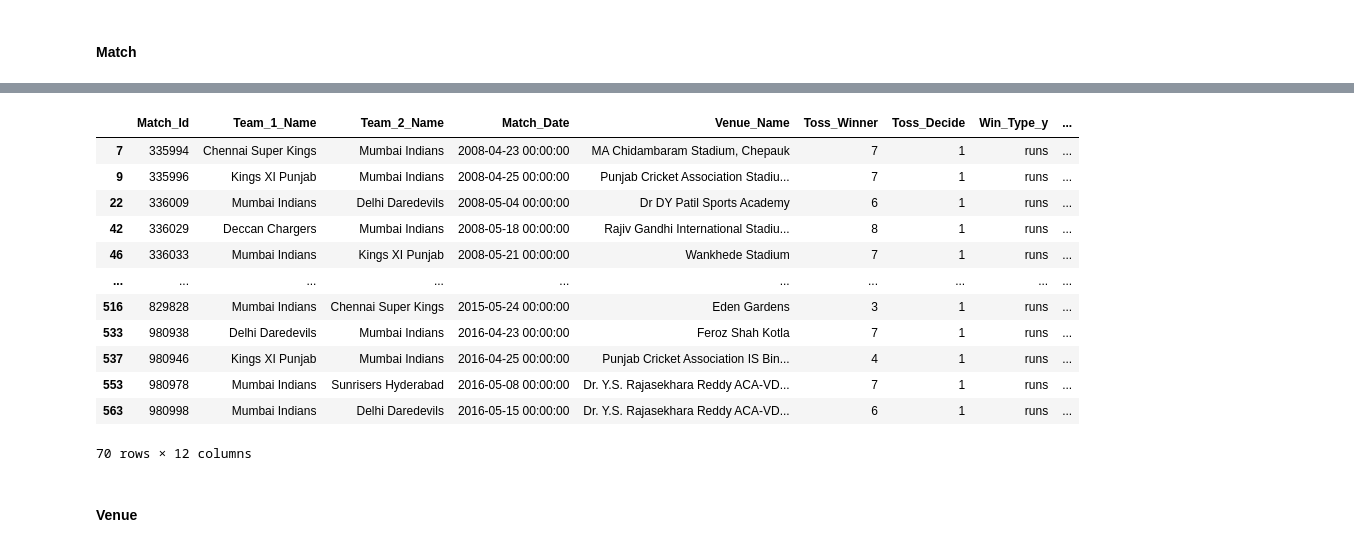
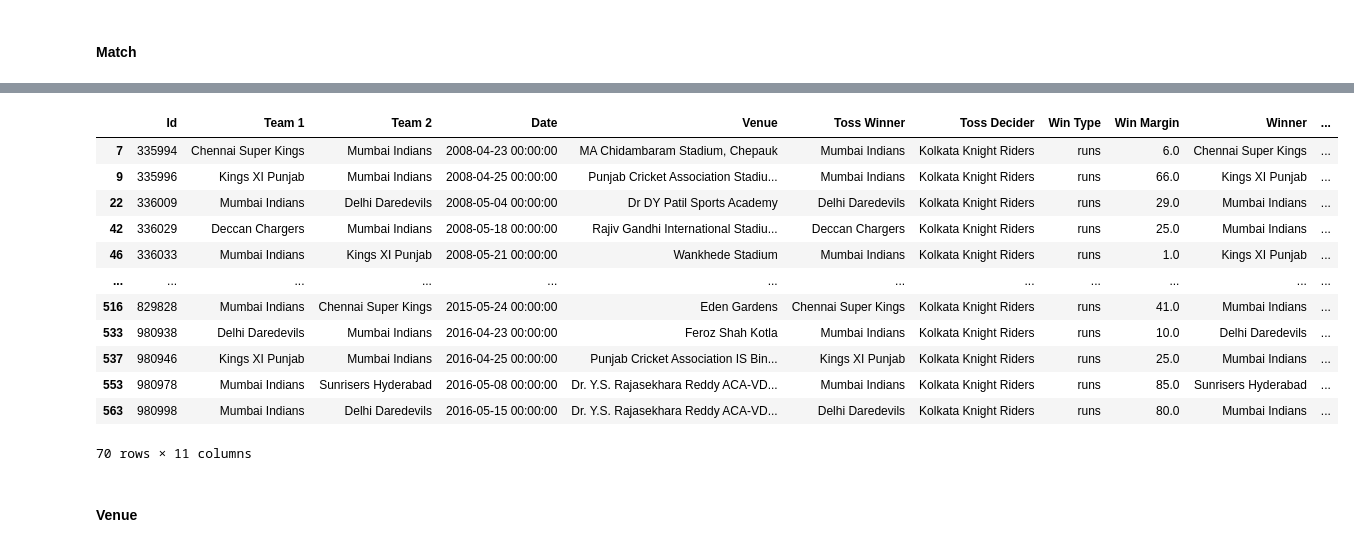
Before and after one commit to wanderingAviator/DataLakeProject, a Jupyter notebook: archive_2.ipynb, the cells around one changed output, grey strips where cells are left out. Saved outputs shown, nothing was run; the diff lists cells and outputs as text; code cells hidden in the pictures.

```diff
--- a/archive_2.ipynb
+++ b/archive_2.ipynb
@@ -91,7 +91,7 @@ Match.rename(columns={'Team_Name': 'Team 1'}, inplace=True)
 Match = pd.merge(Match, Team, left_on='Team_2', right_on='Team_Id', how='left')
 Match.rename(columns={'Team_Name': 'Team 2'}, inplace=True)
 
-Match = pd.merge(Match, Team, left_on='Toss_Winner', right_on='Team_Id', how = 'left')
+Match = pd.merge(Match, Team, left_on='Toss_Winner', right_on='Team_Id', how='left')
 Match.rename(columns={'Team_Name': 'Toss Winner'}, inplace=True)
 Match = Match.drop(columns=['Team_Id_x', 'Team_Id_y', 'Team_Id'])
 
@@ -104,9 +104,4 @@ Match.rename(columns={'Team_Name': 'Match Winner'}, inplace=True)
 Match = pd.merge(Match, Venue, left_on='Venue_Id', right_on='Venue_Id', how='left')
 Match = pd.merge(Match, Win_By, left_on='Win_Type', right_on='Win_Id', how='left')
 Match = pd.merge(Match, Outcome, left_on='Outcome_type', right_on='Outcome_Id', how = 'left')
-
-Match = Match[['Match_Id',
-               'Team 1',
-               'Team 2',
-               'Match_Date',
-               'Venue_Name', 'Toss_Winner', 'Toss_Decide', 'Win_Type_y', 'Win_Margin', 'Outcome_type', 'Match_Winner', 'Man_of_the_Match']]#
+Match = pd.merge(Match, Player, left_on='Man_of_the_Match', right_on='Player_Id', how='left')
@@ -144,3 +108,26 @@ Index(['Match_Id', 'Team_1', 'Team_2', 'Match_Date', 'Season_Id', 'Venue_Id',
+# %%
+Match = Match[['Match_Id',
+               'Team 1',
+               'Team 2',
+               'Match_Date',
+               'Venue_Name',
+               'Toss Winner',
+               'Toss Decider',
+               'Win_Type_y',
+               'Win_Margin',
+               'Match Winner',
+               'Player_Name'
+            ]]
+
+Match = Match.rename(columns={
+    'Match_Id': 'Id',
+    'Match_Date': 'Date',
+    'Venue_Name': 'Venue',
+    'Win_Type_y': 'Win Type',
+    'Win_Margin': 'Win Margin',
+    'Match Winner': 'Winner',
+    'Player_Name': 'MVP'
+})
 # %%
 Match.head()
 # %% [output]
@@ -226,20 +213,20 @@ mquery_one
 # %%
-mquery_two = Match.loc[(Match["Win_Type_y"] == "runs") & ((Match["Team_1_Name"] == "Mumbai Indians") | (Match["Team_2_Name"] == "Mumbai Indians"))]
+mquery_two = Match.loc[(Match["Win Type"] == "runs") & ((Match["Team 1"] == "Mumbai Indians") | (Match["Team 2"] == "Mumbai Indians"))]
 mquery_two
 # %% [output]
-|  | Match_Id | Team_1_Name | Team_2_Name | Match_Date | Venue_Name | Toss_Winner | Toss_Decide | Win_Type_y | ... |
-| 7 | 335994 | Chennai Super Kings | Mumbai Indians | 2008-04-23 00:00:00 | MA Chidambaram Stadium, Chepauk | 7 | 1 | runs | ... |
-| 9 | 335996 | Kings XI Punjab | Mumbai Indians | 2008-04-25 00:00:00 | Punjab Cricket Association Stadiu... | 7 | 1 | runs | ... |
-| 22 | 336009 | Mumbai Indians | Delhi Daredevils | 2008-05-04 00:00:00 | Dr DY Patil Sports Academy | 6 | 1 | runs | ... |
-| 42 | 336029 | Deccan Chargers | Mumbai Indians | 2008-05-18 00:00:00 | Rajiv Gandhi International Stadiu... | 8 | 1 | runs | ... |
-| 46 | 336033 | Mumbai Indians | Kings XI Punjab | 2008-05-21 00:00:00 | Wankhede Stadium | 7 | 1 | runs | ... |
-| ... | ... | ... | ... | ... | ... | ... | ... | ... | ... |
-| 516 | 829828 | Mumbai Indians | Chennai Super Kings | 2015-05-24 00:00:00 | Eden Gardens | 3 | 1 | runs | ... |
-| 533 | 980938 | Delhi Daredevils | Mumbai Indians | 2016-04-23 00:00:00 | Feroz Shah Kotla | 7 | 1 | runs | ... |
-| 537 | 980946 | Kings XI Punjab | Mumbai Indians | 2016-04-25 00:00:00 | Punjab Cricket Association IS Bin... | 4 | 1 | runs | ... |
-| 553 | 980978 | Mumbai Indians | Sunrisers Hyderabad | 2016-05-08 00:00:00 | Dr. Y.S. Rajasekhara Reddy ACA-VD... | 7 | 1 | runs | ... |
-| 563 | 980998 | Mumbai Indians | Delhi Daredevils | 2016-05-15 00:00:00 | Dr. Y.S. Rajasekhara Reddy ACA-VD... | 6 | 1 | runs | ... |
+|  | Id | Team 1 | Team 2 | Date | Venue | Toss Winner | Toss Decider | Win Type | Win Margin | Winner | ... |
+| 7 | 335994 | Chennai Super Kings | Mumbai Indians | 2008-04-23 00:00:00 | MA Chidambaram Stadium, Chepauk | Mumbai Indians | Kolkata Knight Riders | runs | 6.0 | Chennai Super Kings | ... |
+| 9 | 335996 | Kings XI Punjab | Mumbai Indians | 2008-04-25 00:00:00 | Punjab Cricket Association Stadiu... | Mumbai Indians | Kolkata Knight Riders | runs | 66.0 | Kings XI Punjab | ... |
+| 22 | 336009 | Mumbai Indians | Delhi Daredevils | 2008-05-04 00:00:00 | Dr DY Patil Sports Academy | Delhi Daredevils | Kolkata Knight Riders | runs | 29.0 | Mumbai Indians | ... |
+| 42 | 336029 | Deccan Chargers | Mumbai Indians | 2008-05-18 00:00:00 | Rajiv Gandhi International Stadiu... | Deccan Chargers | Kolkata Knight Riders | runs | 25.0 | Mumbai Indians | ... |
+| 46 | 336033 | Mumbai Indians | Kings XI Punjab | 2008-05-21 00:00:00 | Wankhede Stadium | Mumbai Indians | Kolkata Knight Riders | runs | 1.0 | Kings XI Punjab | ... |
+| ... | ... | ... | ... | ... | ... | ... | ... | ... | ... | ... | ... |
+| 516 | 829828 | Mumbai Indians | Chennai Super Kings | 2015-05-24 00:00:00 | Eden Gardens | Chennai Super Kings | Kolkata Knight Riders | runs | 41.0 | Mumbai Indians | ... |
+| 533 | 980938 | Delhi Daredevils | Mumbai Indians | 2016-04-23 00:00:00 | Feroz Shah Kotla | Mumbai Indians | Kolkata Knight Riders | runs | 10.0 | Delhi Daredevils | ... |
+| 537 | 980946 | Kings XI Punjab | Mumbai Indians | 2016-04-25 00:00:00 | Punjab Cricket Association IS Bin... | Kings XI Punjab | Kolkata Knight Riders | runs | 25.0 | Mumbai Indians | ... |
+| 553 | 980978 | Mumbai Indians | Sunrisers Hyderabad | 2016-05-08 00:00:00 | Dr. Y.S. Rajasekhara Reddy ACA-VD... | Mumbai Indians | Kolkata Knight Riders | runs | 85.0 | Sunrisers Hyderabad | ... |
+| 563 | 980998 | Mumbai Indians | Delhi Daredevils | 2016-05-15 00:00:00 | Dr. Y.S. Rajasekhara Reddy ACA-VD... | Delhi Daredevils | Kolkata Knight Riders | runs | 80.0 | Mumbai Indians | ... |
-70 rows × 12 columns
+70 rows × 11 columns
 # %% [markdown]
 #### Venue
 # %%
```
Also changed, not shown: parts of 6 cells of this notebook, 1 other file.
